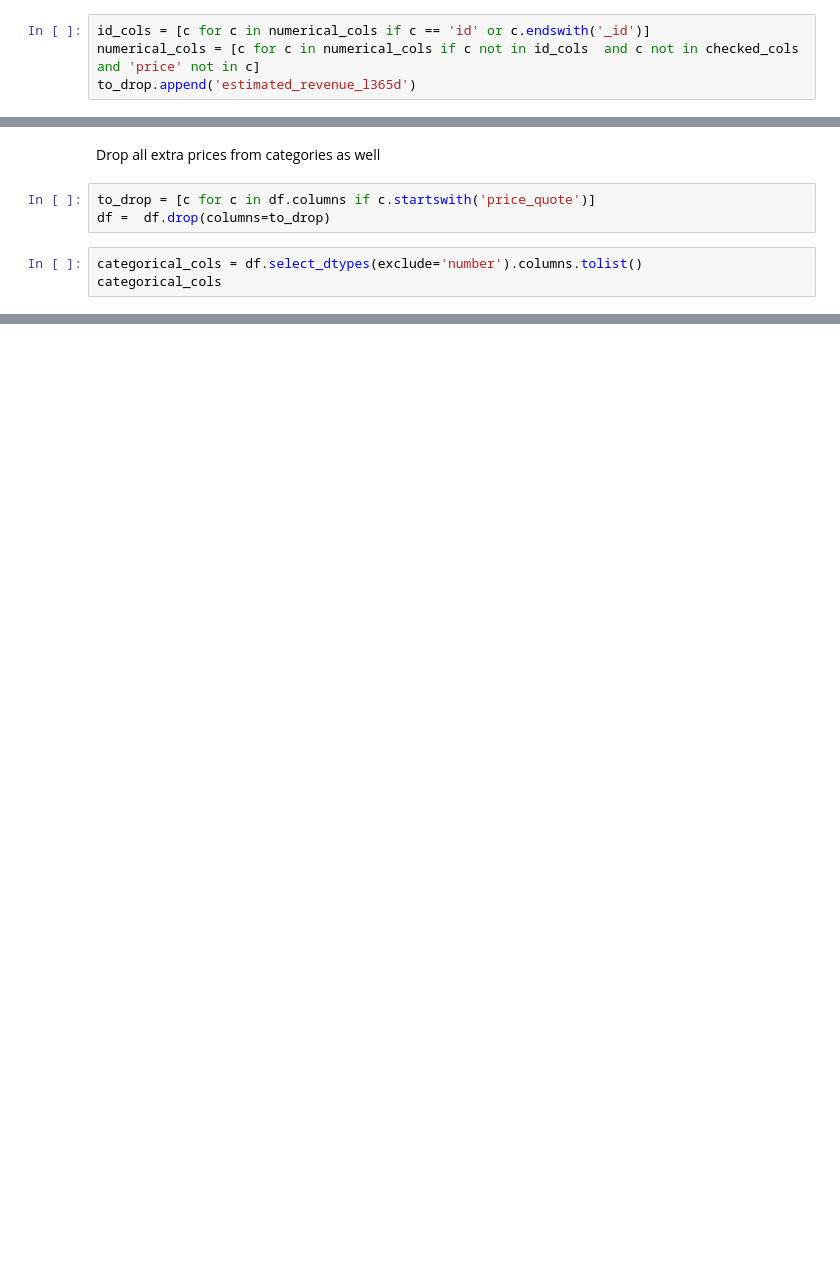
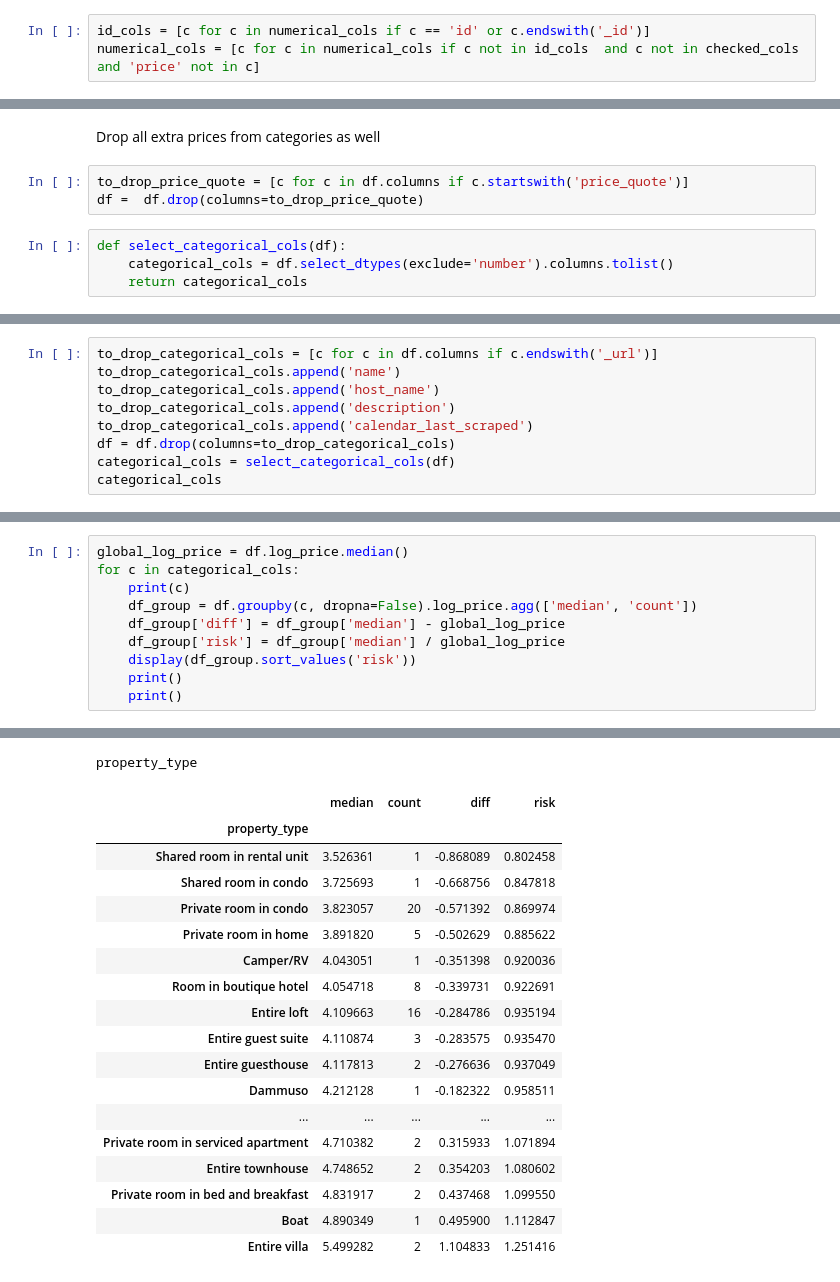
Before and after one commit to SunnyFoxxy/thessaloniki-airbnb-prices, a Jupyter notebook: notebook.ipynb, the cells around one changed output, grey strips where cells are left out. Cells and saved outputs as stored; diff of their text form; blank space fills up the shorter version.

Commit message:
EDA categorical features

```diff
--- a/notebook.ipynb
+++ b/notebook.ipynb
@@ -508,7 +536,6 @@ Remove from numerical columns all checked, all with id and all with prices
 # %%
 id_cols = [c for c in numerical_cols if c == 'id' or c.endswith('_id')]
 numerical_cols = [c for c in numerical_cols if c not in id_cols  and c not in checked_cols and 'price' not in c]
-to_drop.append('estimated_revenue_l365d')
 # %%
 len(numerical_cols)
 # %% [output]
@@ -870,8 +895,9 @@ Index(['listing_url', 'name', 'description', 'picture_url', 'host_url',
 # %% [markdown]
 Drop all extra prices from categories as well
 # %%
-to_drop = [c for c in df.columns if c.startswith('price_quote')]
-df =  df.drop(columns=to_drop)
+to_drop_price_quote = [c for c in df.columns if c.startswith('price_quote')]
+df =  df.drop(columns=to_drop_price_quote)
 # %%
-categorical_cols = df.select_dtypes(exclude='number').columns.tolist()
-categorical_cols
+def select_categorical_cols(df):
+    categorical_cols = df.select_dtypes(exclude='number').columns.tolist()
+    return categorical_cols
@@ -911,0 +906,9 @@ Name: amenities, Length: 4600, dtype: str
+# %%
+to_drop_categorical_cols = [c for c in df.columns if c.endswith('_url')]
+to_drop_categorical_cols.append('name')
+to_drop_categorical_cols.append('host_name')
+to_drop_categorical_cols.append('description')
+to_drop_categorical_cols.append('calendar_last_scraped')
+df = df.drop(columns=to_drop_categorical_cols)
+categorical_cols = select_categorical_cols(df)
+categorical_cols
@@ -911,0 +928,11 @@ Name: amenities, Length: 4600, dtype: str
+# %%
+global_log_price = df.log_price.median()
+for c in categorical_cols:
+    print(c)
+    df_group = df.groupby(c, dropna=False).log_price.agg(['median', 'count'])
+    df_group['diff'] = df_group['median'] - global_log_price
+    df_group['risk'] = df_group['median'] / global_log_price
+    display(df_group.sort_values('risk'))
+    print()
+    print()
+# %% [output]
@@ -911,0 +964,19 @@ Name: amenities, Length: 4600, dtype: str
+property_type
+|  | median | count | diff | risk |
+| property_type |  |  |  |  |
+| Shared room in rental unit | 3.526361 | 1 | -0.868089 | 0.802458 |
+| Shared room in condo | 3.725693 | 1 | -0.668756 | 0.847818 |
+| Private room in condo | 3.823057 | 20 | -0.571392 | 0.869974 |
+| Private room in home | 3.891820 | 5 | -0.502629 | 0.885622 |
+| Camper/RV | 4.043051 | 1 | -0.351398 | 0.920036 |
+| Room in boutique hotel | 4.054718 | 8 | -0.339731 | 0.922691 |
+| Entire loft | 4.109663 | 16 | -0.284786 | 0.935194 |
+| Entire guest suite | 4.110874 | 3 | -0.283575 | 0.935470 |
+| Entire guesthouse | 4.117813 | 2 | -0.276636 | 0.937049 |
+| Dammuso | 4.212128 | 1 | -0.182322 | 0.958511 |
+| ... | ... | ... | ... | ... |
+| Private room in serviced apartment | 4.710382 | 2 | 0.315933 | 1.071894 |
+| Entire townhouse | 4.748652 | 2 | 0.354203 | 1.080602 |
+| Private room in bed and breakfast | 4.831917 | 2 | 0.437468 | 1.099550 |
+| Boat | 4.890349 | 1 | 0.495900 | 1.112847 |
+| Entire villa | 5.499282 | 2 | 1.104833 | 1.251416 |
```
Also changed, not shown: parts of 17 cells of this notebook.
